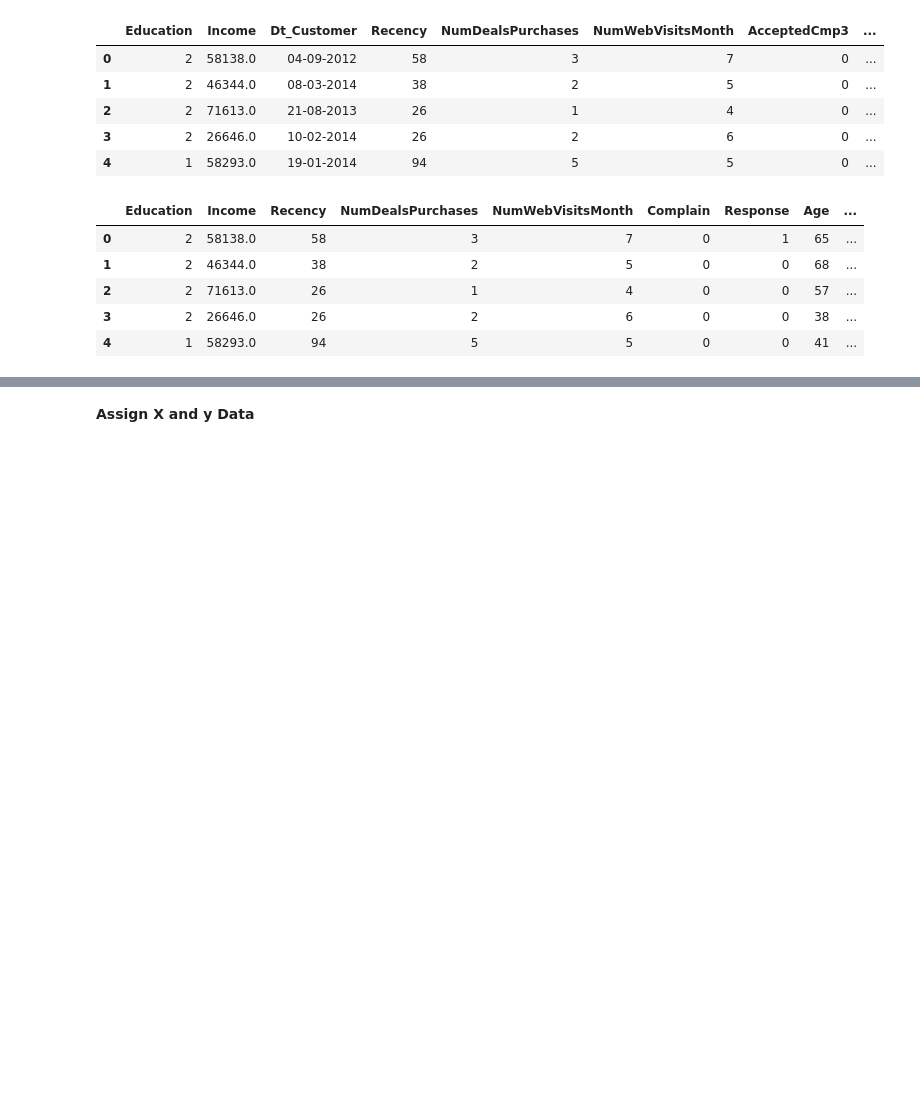
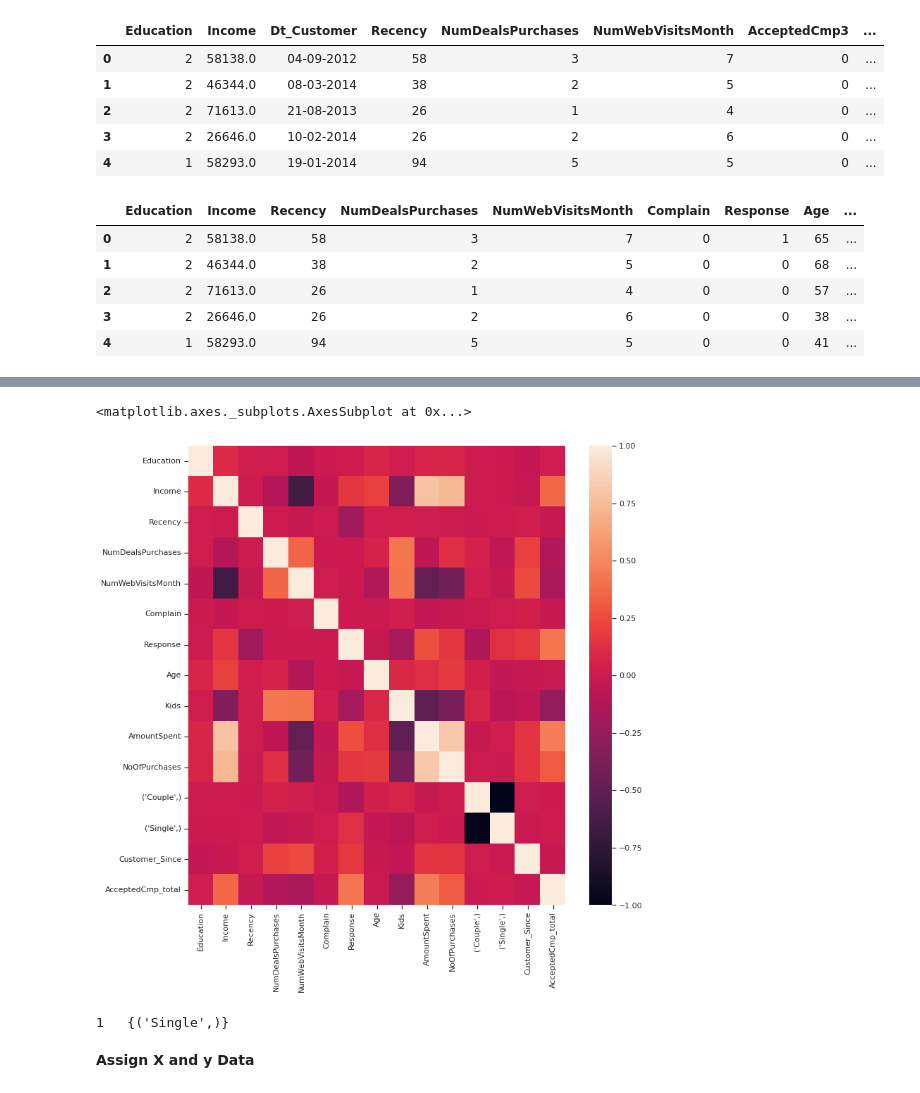
Before and after one commit to fgith/data-science, a Jupyter notebook: logistic-regression/logistic_regression_customerpersonality.ipynb, the cells around one changed output, grey strips where cells are left out. Cells and saved outputs as stored; diff of their text form; code cells hidden in the pictures; blank space fills up the shorter version.

```diff
--- a/logistic-regression/logistic_regression_customerpersonality.ipynb
+++ b/logistic-regression/logistic_regression_customerpersonality.ipynb
@@ -215,0 +235,8 @@ memory usage: 262.6 KB
+# %%
+# Feature Scaling
+from sklearn.preprocessing import StandardScaler
+
+scaler = StandardScaler()
+df = pd.DataFrame(scaler.fit_transform(df), columns=df.columns)
+
+df.head()
@@ -216,3 +250,26 @@ memory usage: 262.6 KB
+# %%
+fig, ax = plt.subplots(figsize=(12,12))
+sns.heatmap(df.corr(), ax=ax)
+# %% [output]
+<matplotlib.axes._subplots.AxesSubplot at 0x...>
+[figure, added]
+# %%
+# with the following function we can select highly correlated features
+# it will remove the first feature that is correlated with other feature
+
+def correlation(dataset, threshold):
+    col_corr = set()  # Set of all the names of correlated columns
+    corr_matrix = dataset.corr()
+    for i in range(len(corr_matrix.columns)):
+        for j in range(i):
+            if abs(corr_matrix.iloc[i, j]) > threshold: # we are interested in absolute coeff value
+                colname = corr_matrix.columns[i]  # getting the name of column
+                col_corr.add(colname)
+    return col_corr
+corr_features = correlation(df, 0.85)
+print(len(set(corr_features)), " ", corr_features)
+# %% [output]
+1   {('Single',)}
 # %% [markdown]
 **Assign X and y Data**
 # %%
```
Also changed, not shown: parts of 9 cells of this notebook.
